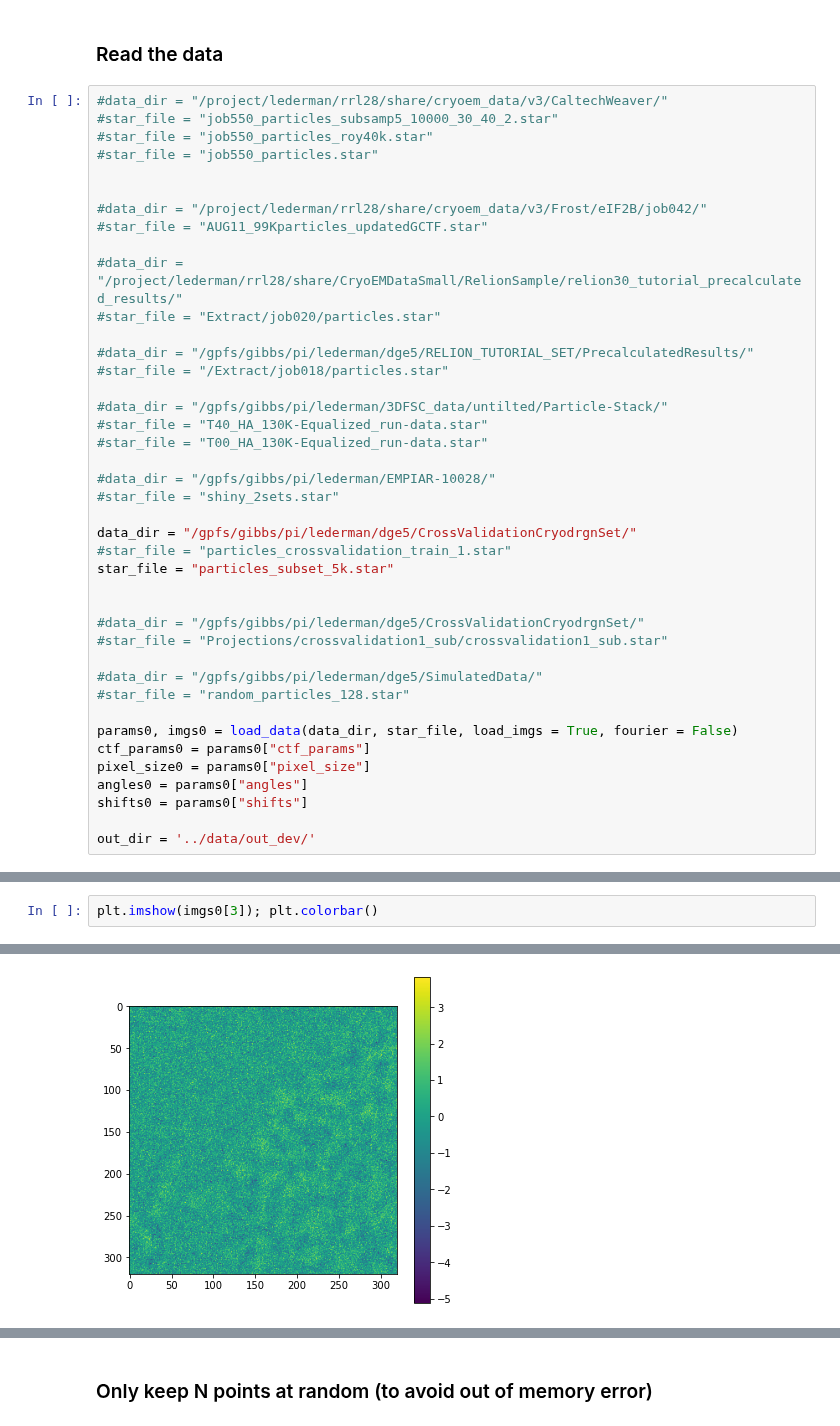
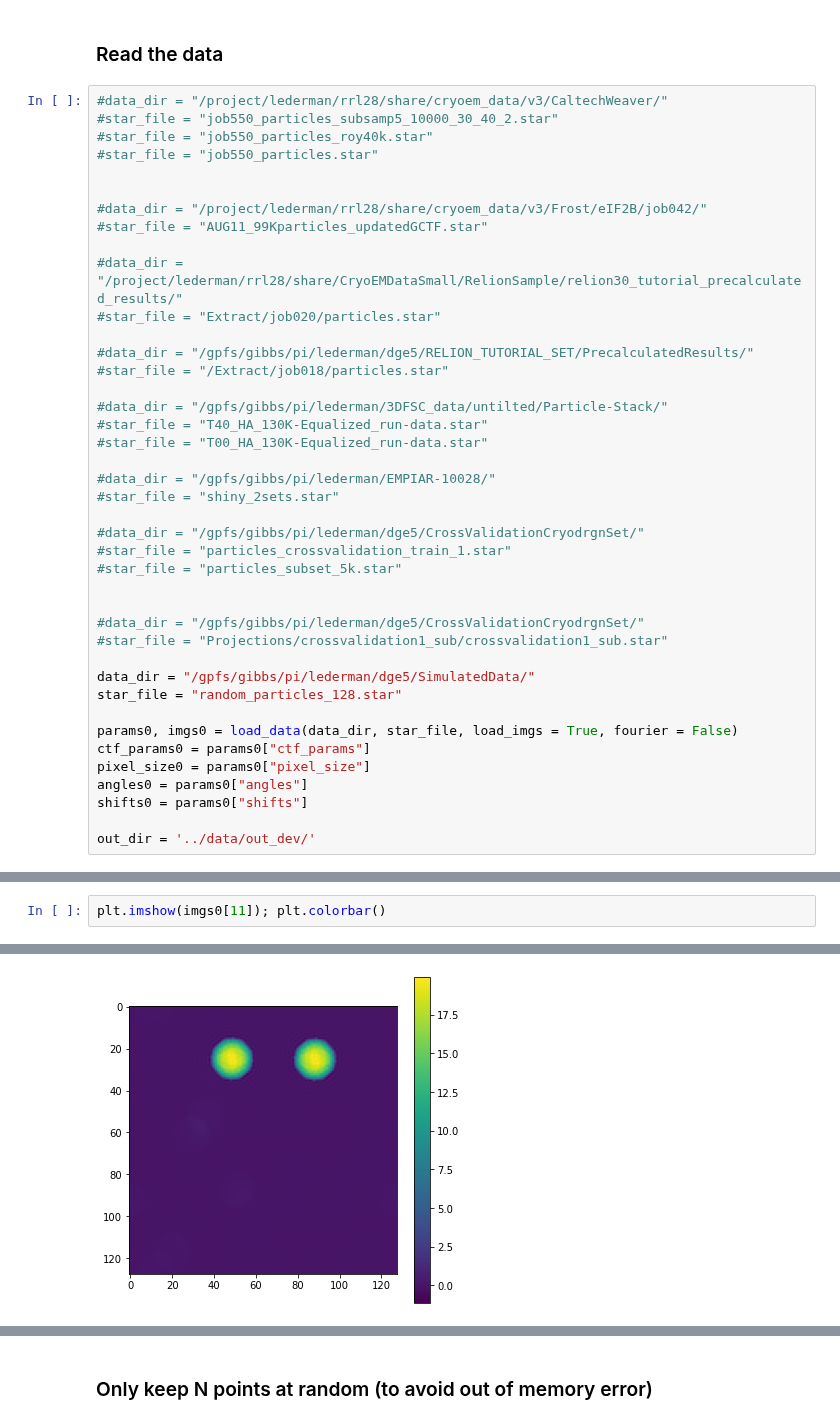
Before and after one commit to bogdantoader/simplecryoem, a Jupyter notebook: nb/Reconstruction_data.ipynb, the cells around one changed output, grey strips where cells are left out. Drawn from its saved outputs; the diff is of its cells as text.

```diff
--- a/nb/Reconstruction_data.ipynb
+++ b/nb/Reconstruction_data.ipynb
@@ -56,16 +57,16 @@ Then we can use this function in the run_ab_initio script and other notebooks (e
 #data_dir = "/gpfs/gibbs/pi/lederman/EMPIAR-10028/"
 #star_file = "shiny_2sets.star"
 
-data_dir = "/gpfs/gibbs/pi/lederman/dge5/CrossValidationCryodrgnSet/"
+#data_dir = "/gpfs/gibbs/pi/lederman/dge5/CrossValidationCryodrgnSet/"
 #star_file = "particles_crossvalidation_train_1.star"
-star_file = "particles_subset_5k.star"
+#star_file = "particles_subset_5k.star"
 
 
 #data_dir = "/gpfs/gibbs/pi/lederman/dge5/CrossValidationCryodrgnSet/"
 #star_file = "Projections/crossvalidation1_sub/crossvalidation1_sub.star"
 
-#data_dir = "/gpfs/gibbs/pi/lederman/dge5/SimulatedData/"
-#star_file = "random_particles_128.star"
+data_dir = "/gpfs/gibbs/pi/lederman/dge5/SimulatedData/"
+star_file = "random_particles_128.star"
 
 params0, imgs0 = load_data(data_dir, star_file, load_imgs = True, fourier = False)
 ctf_params0 = params0["ctf_params"]
@@ -94,8 +95,8 @@ nx0 = imgs0.shape[-1]
 # %%
-plt.imshow(imgs0[3]); plt.colorbar()
+plt.imshow(imgs0[11]); plt.colorbar()
 # %% [output]
 <matplotlib.colorbar.Colorbar at 0x...>
-[figure, old version]
+[figure, new version]
 # %%
 plot_angles(-angles0[np.random.permutation(imgs0.shape[0]-1)[:2000]])
 # %% [output]
```
Also changed, not shown: parts of 65 cells of this notebook, 2 other files.
